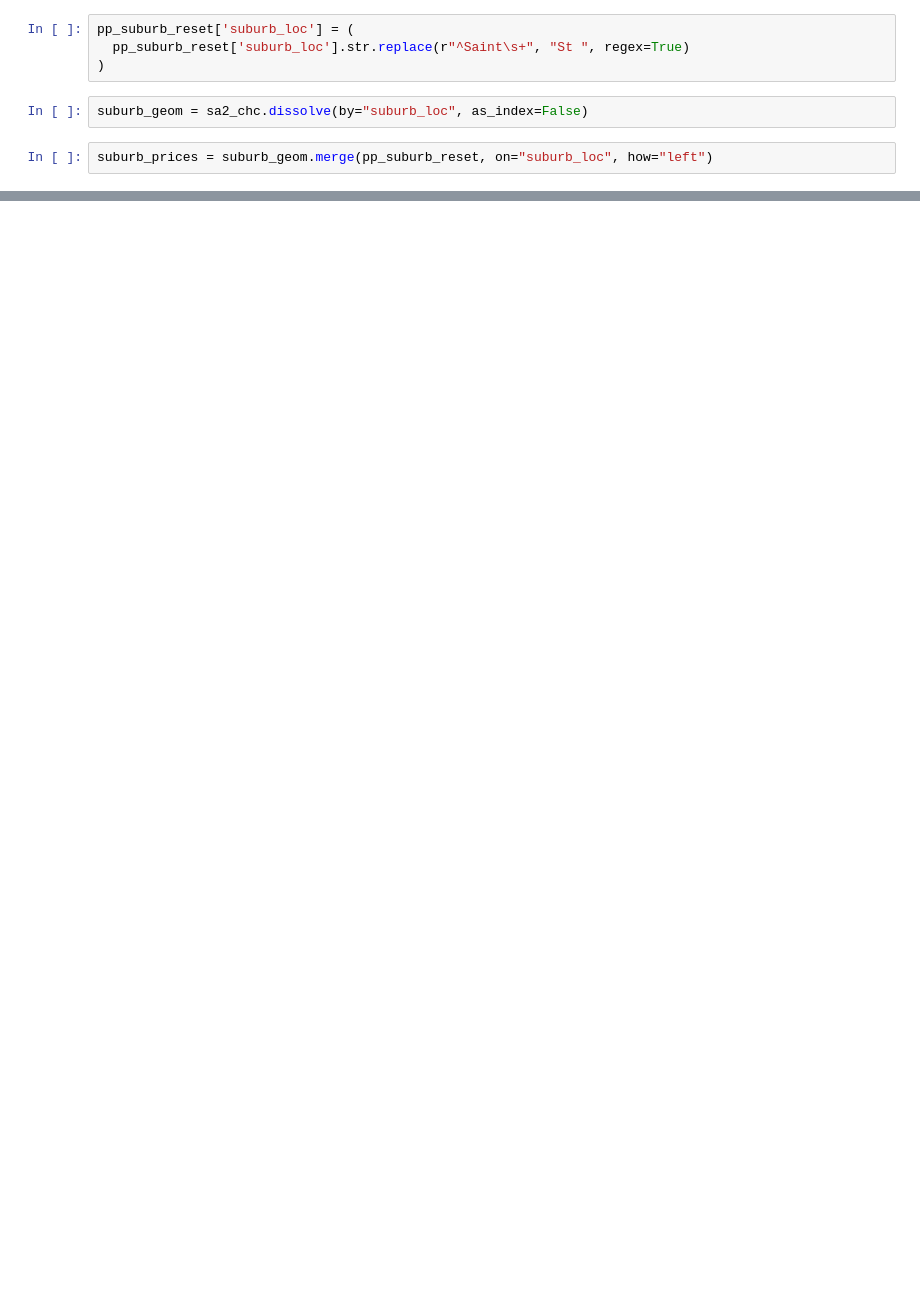
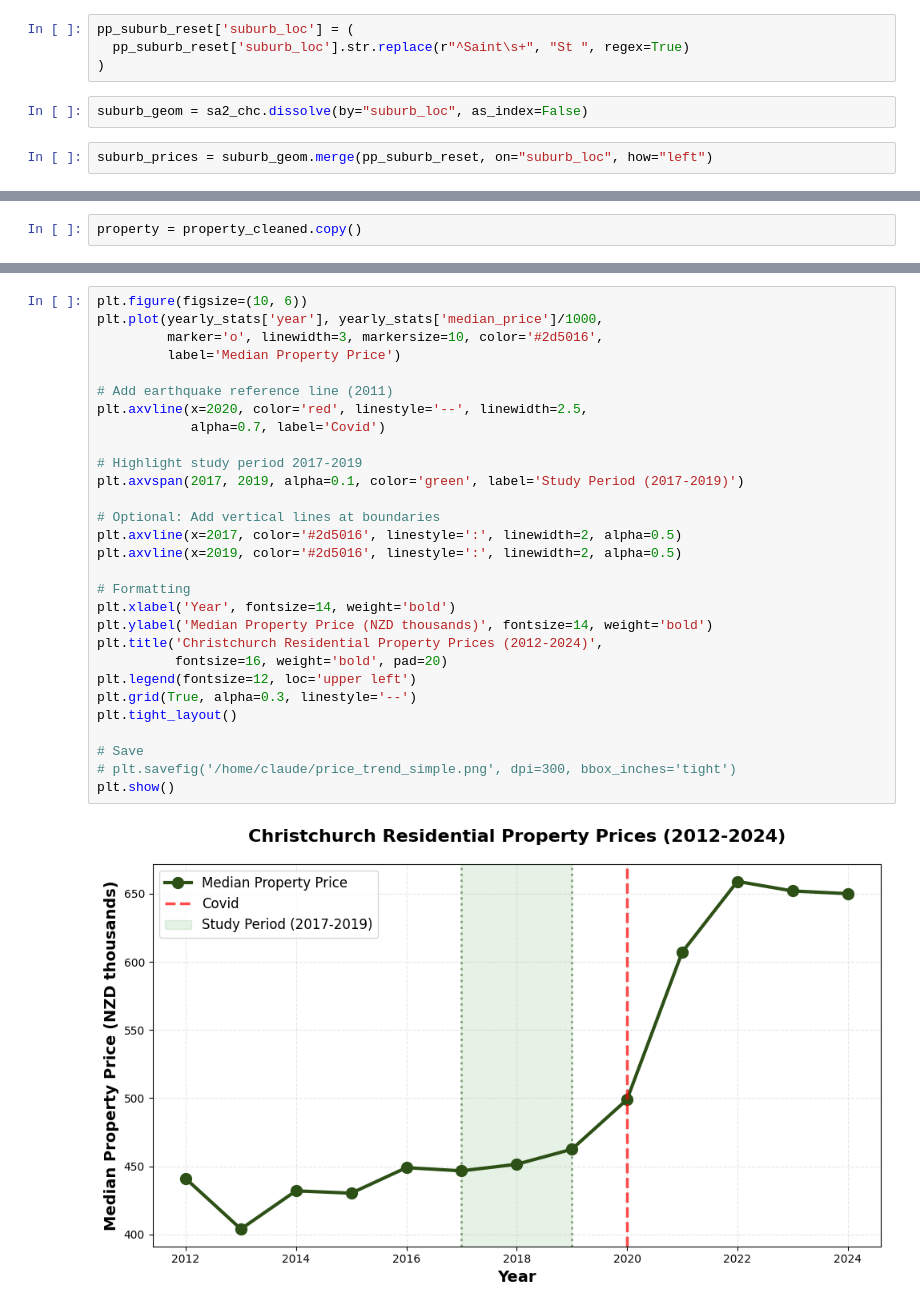
Before and after one commit to shrestha-rujal/chc-property-prices, a Jupyter notebook: property-prices.ipynb, the cells around one changed output, grey strips where cells are left out. Drawn from its saved outputs; the diff is of its cells as text; blank space fills up the shorter version.

Commit message:
add figures for presentation and poster

```diff
--- a/property-prices.ipynb
+++ b/property-prices.ipynb
@@ -127,0 +75,2 @@ https://tools.ietf.org/html/rfc7946#page-9
+# %%
+property = property_cleaned.copy()
@@ -127,0 +117,31 @@ https://tools.ietf.org/html/rfc7946#page-9
+# %%
+plt.figure(figsize=(10, 6))
+plt.plot(yearly_stats['year'], yearly_stats['median_price']/1000,
+         marker='o', linewidth=3, markersize=10, color='#2d5016',
+         label='Median Property Price')
+
+# Add earthquake reference line (2011)
+plt.axvline(x=2020, color='red', linestyle='--', linewidth=2.5,
+            alpha=0.7, label='Covid')
+
+# Highlight study period 2017-2019
+plt.axvspan(2017, 2019, alpha=0.1, color='green', label='Study Period (2017-2019)')
+
+# Optional: Add vertical lines at boundaries
+plt.axvline(x=2017, color='#2d5016', linestyle=':', linewidth=2, alpha=0.5)
+plt.axvline(x=2019, color='#2d5016', linestyle=':', linewidth=2, alpha=0.5)
+
+# Formatting
+plt.xlabel('Year', fontsize=14, weight='bold')
+plt.ylabel('Median Property Price (NZD thousands)', fontsize=14, weight='bold')
+plt.title('Christchurch Residential Property Prices (2012-2024)',
+          fontsize=16, weight='bold', pad=20)
+plt.legend(fontsize=12, loc='upper left')
+plt.grid(True, alpha=0.3, linestyle='--')
+plt.tight_layout()
+
+# Save
+# plt.savefig('/home/claude/price_trend_simple.png', dpi=300, bbox_inches='tight')
+plt.show()
+# %% [output]
+[figure, added]
```
Also changed, not shown: parts of 17 cells of this notebook, 6 other files.
